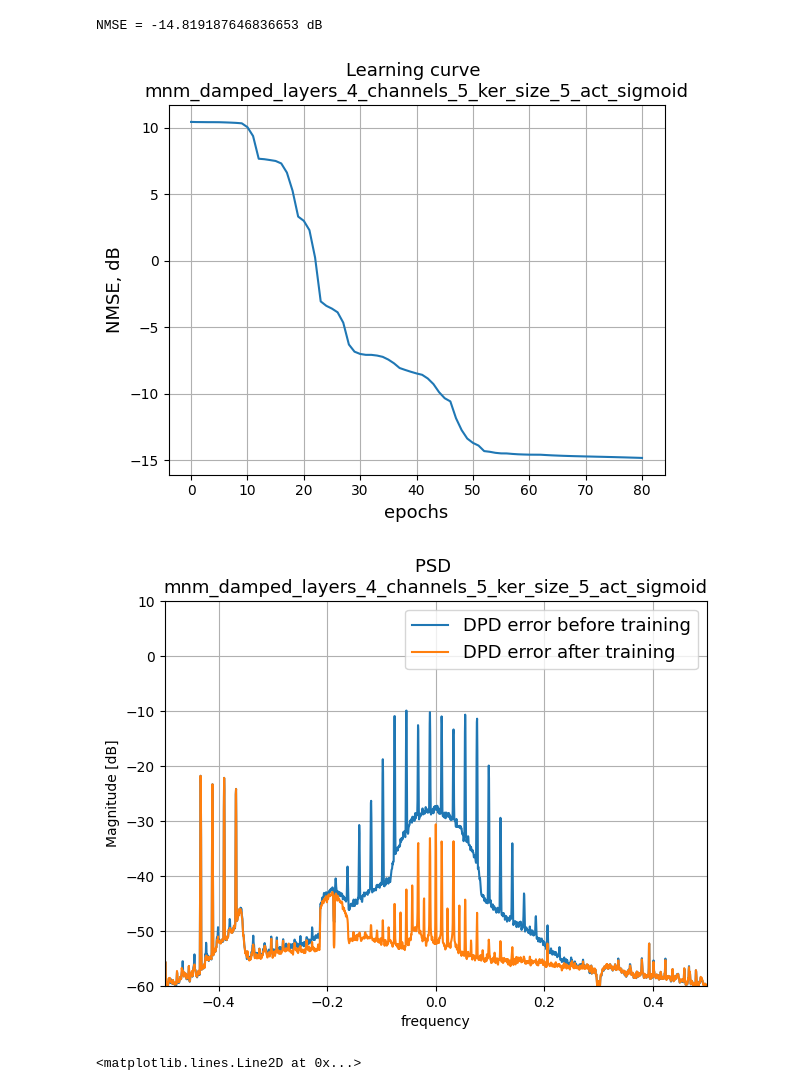
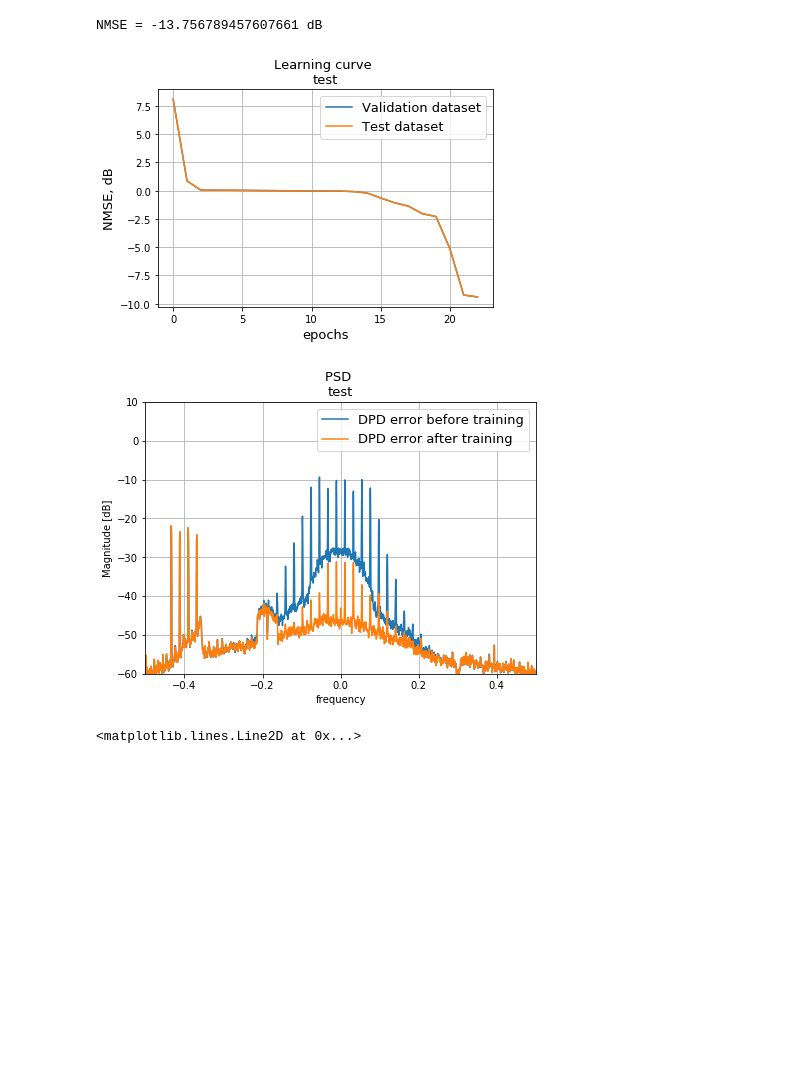
Before and after one commit to AlexDegt/regularized_mixed_newton, a Jupyter notebook: experiments/CVCNN/plot_results.ipynb, the cells around one changed output. Cells and saved outputs as stored; diff of their text form; code cells hidden in the pictures; blank space fills up the shorter version.

```diff
--- a/experiments/CVCNN/plot_results.ipynb
+++ b/experiments/CVCNN/plot_results.ipynb
@@ -4,42 +4,48 @@ import os, sys
 sys.path.append('../../')
 from utils import plot_psd, nmse
 
+%matplotlib inline
+import matplotlib
+
 import numpy as np
 import matplotlib.pyplot as plt
 import scipy.signal as signal
 
 # Determine experiment name and create its directory
-exp_name = "mnm_damped_layers_4_channels_5_ker_size_5_act_sigmoid"
-# exp_name = "test"
+# exp_name = "mnm_damped_layers_4_channels_5_ker_size_5_act_sigmoid"
+exp_name = "test"
 
 add_folder = os.path.join("")
 curr_path = os.getcwd()
 load_path = os.path.join(curr_path, add_folder, exp_name)
 
 # Load desired signal and model output
 desired = np.load(os.path.join(load_path, 'd.npy'))
 model_out = np.load(os.path.join(load_path, 'y.npy'))
 
 # Calculate quality criterion
 NMSE = nmse(desired, desired - model_out)
 print(f"NMSE = {NMSE} dB")
 
 # Plot learning curve
-lc = np.load(os.path.join(load_path, "lc_test_" + exp_name + ".npy"))
+lc_test = np.load(os.path.join(load_path, "lc_test_" + exp_name + ".npy"))
+lc_validat = np.load(os.path.join(load_path, "lc_validat_" + exp_name + ".npy"))
 plt.figure(1)
-plt.plot(lc)
+plt.plot(lc_validat)
+plt.plot(lc_test)
 plt.xlabel("epochs", fontsize=13)
 plt.ylabel("NMSE, dB", fontsize=13)
 plt.title("Learning curve \n" + exp_name, fontsize=13)
+plt.legend(['Validation dataset', 'Test dataset'], fontsize=13)
 plt.grid()
 
 # Plot PSD (Power Spectral Densities = Energy spectrum) of Error without pre-distortion (DPD) and with it.
 # Error correspondce to deviation of PA output from DPD input. We try to minimize it.
 title = f"PSD \n" + exp_name
 legend = ["DPD error before training", "DPD error after training"]
 plot_psd(desired, desired - model_out, title=title, legend=legend)
 # %% [output]
-NMSE = -14.819187646836653 dB
+NMSE = -13.756789457607661 dB
-[figure, old version]
+[figure, new version]
-[figure, old version]
+[figure, new version]
 <matplotlib.lines.Line2D at 0x...>
```
Also changed, not shown: 27 other files.
